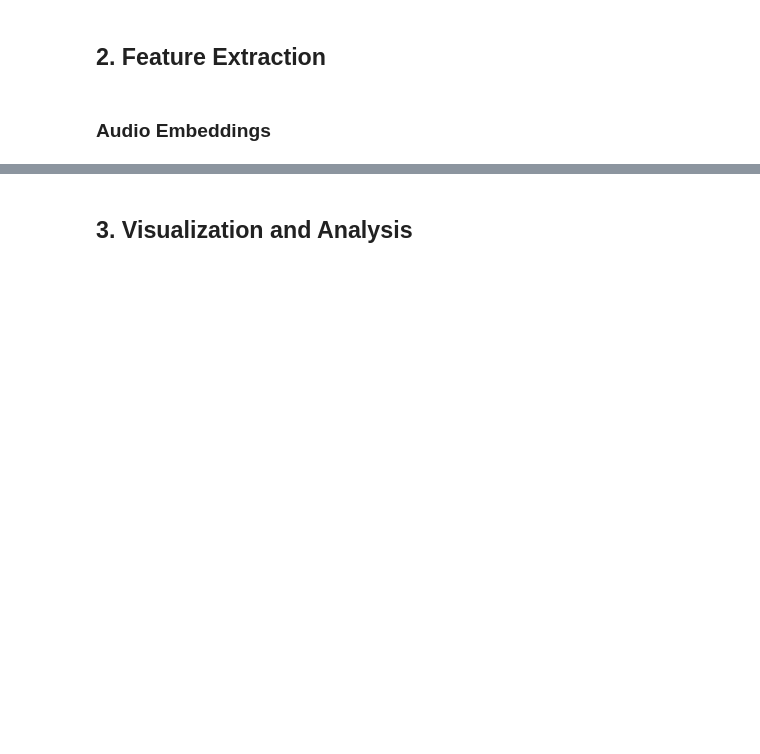
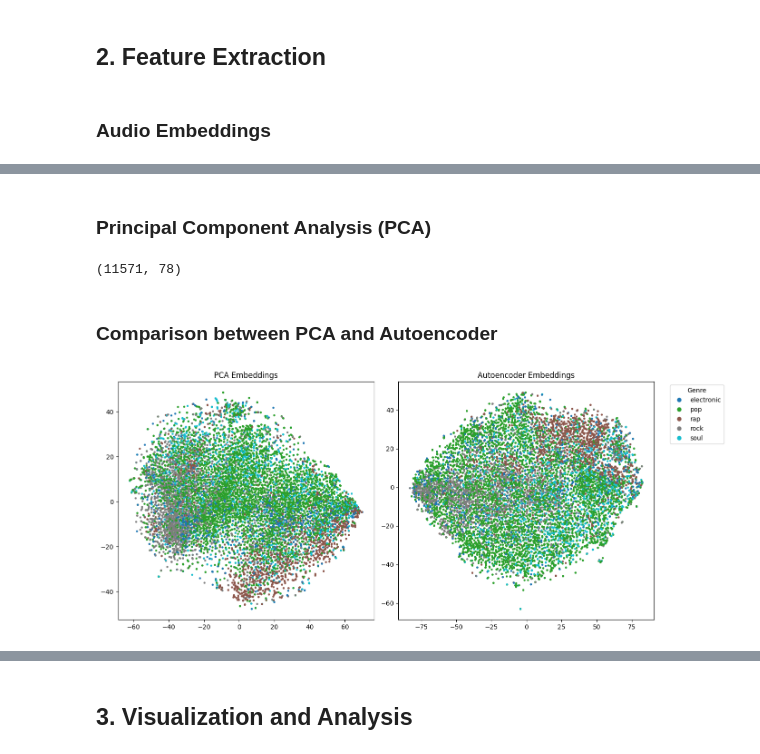
Before and after one commit to Oiko8/Multimodal-Music-Analysis, a Jupyter notebook: part1(oiko).ipynb, the cells around one changed output, grey strips where cells are left out. Saved outputs shown, nothing was run; the diff lists cells and outputs as text; code cells hidden in the pictures; blank space fills up the shorter version.

Commit message:
PCA-AutoEnc comparison, bar chart about the tags

```diff
--- a/part1(oiko).ipynb
+++ b/part1(oiko).ipynb
@@ -235,6 +231,6 @@ plt.show()
 # %%
 # --- final compresses audio embeddings with 32 dim ---
 
-compress_audio_embeddings = autoencoder.encoder.predict(audio_embed_train)
-print(compress_audio_embeddings.shape)
+autoenc_audio_embeddings = autoencoder.encoder.predict(audio_embed_train)
+print(autoenc_audio_embeddings.shape)
 # %% [output]
@@ -242 +238,49 @@ print(compress_audio_embeddings.shape)
 (11571, 32)
+# %% [markdown]
+### Principal Component Analysis (PCA)
+# %%
+from sklearn.decomposition import PCA
+
+audio_embeddings = np.array(data["audio_stats"].tolist(), dtype=float)
+scaler = StandardScaler()
+audio_scaled = scaler.fit_transform(audio_embeddings)
+
+
+pca = PCA(n_components=0.95)  # keep 95% variance
+pca_audio_embeddings = pca.fit_transform(audio_scaled)
+
+pca_audio_embeddings.shape
+# %% [output]
+(11571, 78)
+# %% [markdown]
+### Comparison between PCA and Autoencoder
+# %%
+from sklearn.manifold import TSNE
+
+# --- t-SNE visualization of the PCA and autoencoder embeddings ---
+tsne = TSNE(n_components=2, perplexity=30, random_state=42)
+X_tsne_pca = tsne.fit_transform(pca_audio_embeddings)
+X_tsne_auto = tsne.fit_transform(autoenc_audio_embeddings)
+# %%
+# --- color the points by genre ---
+categories = data['genres'].astype('category')
+y = categories.cat.codes
+genre_names = categories.cat.categories
+
+# --- scatter plot of the t-SNE embeddings colored by genre ---
+fig, axes = plt.subplots(1,2, figsize=(14,6))
+
+scatter1 = axes[0].scatter(X_tsne_pca[:,0], X_tsne_pca[:,1], c=y, cmap='tab10', s=5)
+axes[0].set_title("PCA Embeddings")
+
+scatter2 = axes[1].scatter(X_tsne_auto[:,0], X_tsne_auto[:,1], c=y, cmap='tab10', s=5)
+axes[1].set_title("Autoencoder Embeddings")
+
+handles, _ = scatter1.legend_elements()
+axes[1].legend(handles, genre_names, title="Genre", bbox_to_anchor=(1.05, 1), loc='upper left')
+
+plt.tight_layout()
+
+plt.show()
+# %% [output]
+[figure, added]
```
Also changed, not shown: parts of 12 cells of this notebook, 1 other file.
